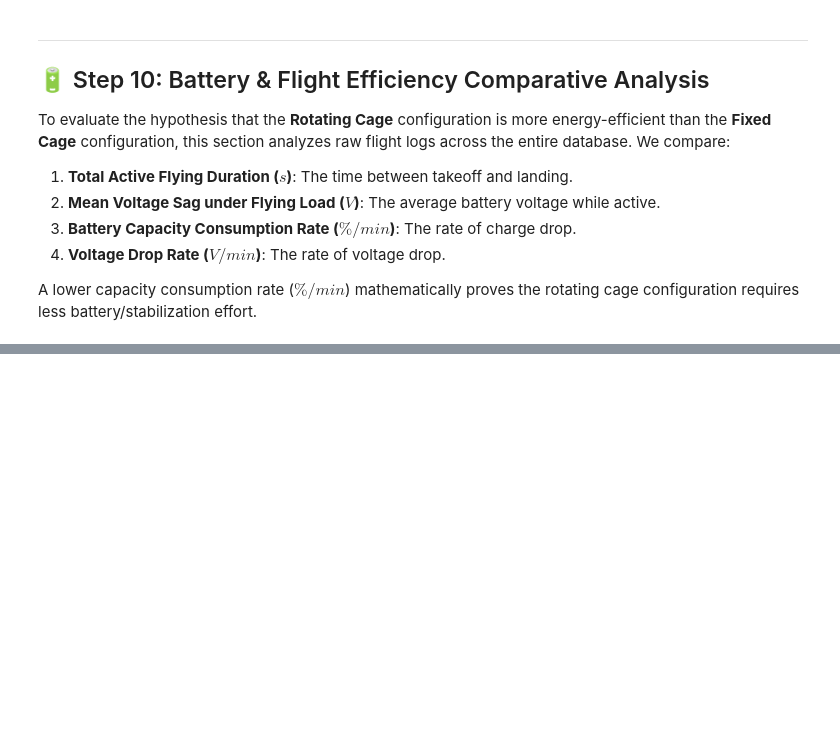
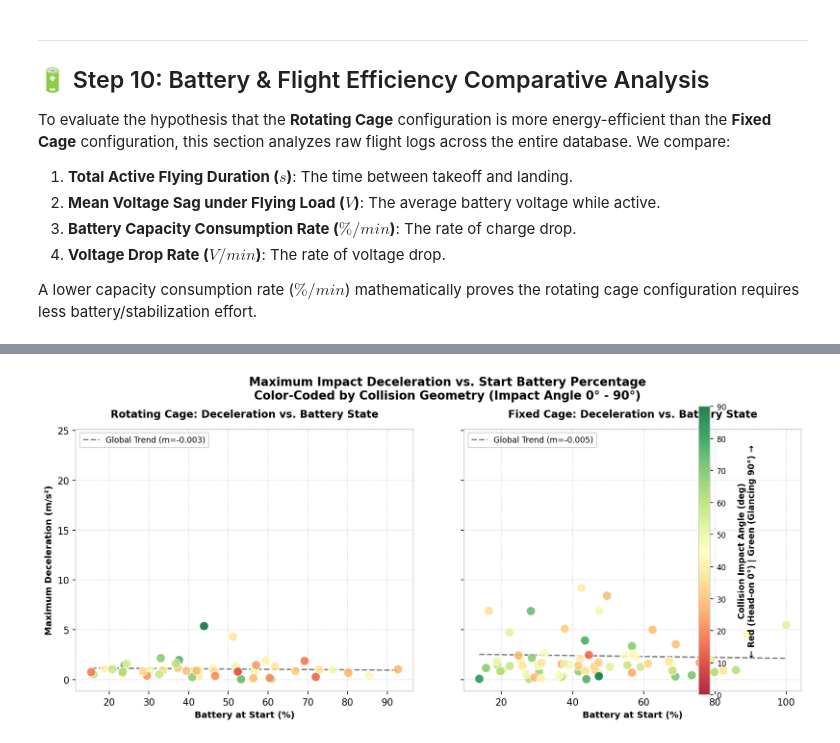
Before and after one commit to Dorten8/MasterThesisDrone, a Jupyter notebook: dev_logs/analysis/experiments_analysis_summary.ipynb, the cells around one changed output, grey strips where cells are left out. Drawn from its saved outputs; the diff is of its cells as text; code cells hidden in the pictures; blank space fills up the shorter version.

Commit message:
flights backed up, dtabase updates, new plots added

```diff
--- a/dev_logs/analysis/experiments_analysis_summary.ipynb
+++ b/dev_logs/analysis/experiments_analysis_summary.ipynb
@@ -791,0 +801,94 @@ plt.show()
+# %%
+import numpy as np
+import pandas as pd
+import matplotlib.pyplot as plt
+from dev_logs.analysis.database.db_manager import get_database_df
+
+# Load the flights database
+df_all = get_database_df()
+
+# Filter only flights where an impact was detected
+df_impacts = df_all.query("impact_detected == 1").copy()
+
+# Compute deceleration magnitude (absolute value of tangential acceleration at impact)
+df_impacts['deceleration'] = df_impacts['impact_accel'].abs()
+
+# Clean missing parameters
+plot_data = df_impacts.dropna(subset=['deceleration', 'battery_at_start', 'impact_angle'])
+
+# Subset by cage type
+df_rot = plot_data.query("condition == 'Rotating Cage'")
+df_fix = plot_data.query("condition == 'Fixed Cage'")
+
+# Create premium double-panel visualization matching SSoT style
+fig, (ax1, ax2) = plt.subplots(1, 2, figsize=(13, 5.5), sharey=True, dpi=150)
+
+# Colormap normalization (Red @ 0 deg, Green @ 90 deg)
+norm = plt.Normalize(0, 90)
+cmap = plt.cm.RdYlGn
+
+# 1. Rotating Cage Subplot
+sc1 = ax1.scatter(
+    df_rot['battery_at_start'],
+    df_rot['deceleration'],
+    c=df_rot['impact_angle'],
+    cmap=cmap,
+    norm=norm,
+    s=90,
+    alpha=0.85,
+    edgecolor='w',
+    linewidth=0.8,
+    zorder=3
+)
+
+# Fit linear trendline for Rotating Cage
+if len(df_rot) > 1:
+    m_rot, c_rot = np.polyfit(df_rot['battery_at_start'], df_rot['deceleration'], 1)
+    x_rot = np.linspace(df_rot['battery_at_start'].min(), df_rot['battery_at_start'].max(), 100)
+    ax1.plot(x_rot, m_rot * x_rot + c_rot, color='#444444', linestyle='--', linewidth=1.5, alpha=0.7, label=f'Global Trend (m={m_rot:.3f})')
+    ax1.legend(loc='upper left', fontsize=8.5, framealpha=0.9)
+
+ax1.set_title('Rotating Cage: Deceleration vs. Battery State', fontsize=11, fontweight='bold', pad=12)
+ax1.set_xlabel('Battery at Start (%)', fontsize=9.5, fontweight='bold')
+ax1.set_ylabel('Maximum Deceleration (m/s²)', fontsize=9.5, fontweight='bold')
+ax1.grid(True, linestyle=':', alpha=0.6, zorder=0)
+
+# 2. Fixed Cage Subplot
+sc2 = ax2.scatter(
+    df_fix['battery_at_start'],
+    df_fix['deceleration'],
+    c=df_fix['impact_angle'],
+    cmap=cmap,
+    norm=norm,
+    s=90,
+    alpha=0.85,
+    edgecolor='w',
+    linewidth=0.8,
+    zorder=3
+)
+
+# Fit linear trendline for Fixed Cage
+if len(df_fix) > 1:
+    m_fix, c_fix = np.polyfit(df_fix['battery_at_start'], df_fix['deceleration'], 1)
+    x_fix = np.linspace(df_fix['battery_at_start'].min(), df_fix['battery_at_start'].max(), 100)
+    ax2.plot(x_fix, m_fix * x_fix + c_fix, color='#444444', linestyle='--', linewidth=1.5, alpha=0.7, label=f'Global Trend (m={m_fix:.3f})')
+    ax2.legend(loc='upper left', fontsize=8.5, framealpha=0.9)
+
+ax2.set_title('Fixed Cage: Deceleration vs. Battery State', fontsize=11, fontweight='bold', pad=12)
+ax2.set_xlabel('Battery at Start (%)', fontsize=9.5, fontweight='bold')
+ax2.grid(True, linestyle=':', alpha=0.6, zorder=0)
+
+# Add a single unified colorbar on the right side of the figure
+cbar = fig.colorbar(sc2, ax=[ax1, ax2], pad=0.03, aspect=25)
+cbar.set_label('Collision Impact Angle (deg)\n← Red (Head-on 0°) | Green (Glancing 90°) →', fontsize=9, fontweight='bold', labelpad=12)
+cbar.ax.tick_params(labelsize=8)
+
+# Format axes and apply precise layout (zero-overlap, warning-free subplots_adjust)
+fig.suptitle('Maximum Impact Deceleration vs. Start Battery Percentage\nColor-Coded by Collision Geometry (Impact Angle 0° - 90°)', fontsize=12.5, fontweight='bold', y=0.96)
+fig.subplots_adjust(left=0.08, right=0.90, bottom=0.12, top=0.82, wspace=0.15)
+
+os.makedirs('graphics', exist_ok=True)
+plt.savefig('graphics/deceleration_vs_battery_angle.png', dpi=300, bbox_inches='tight')
+plt.show()
+# %% [output]
+[figure, added]
```
Also changed, not shown: parts of 11 cells of this notebook, 37 other files.
